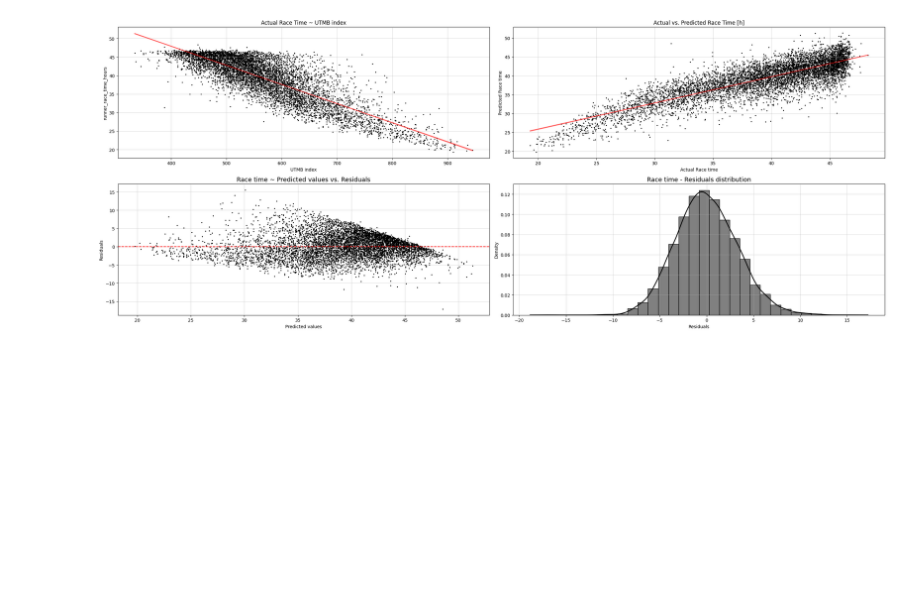
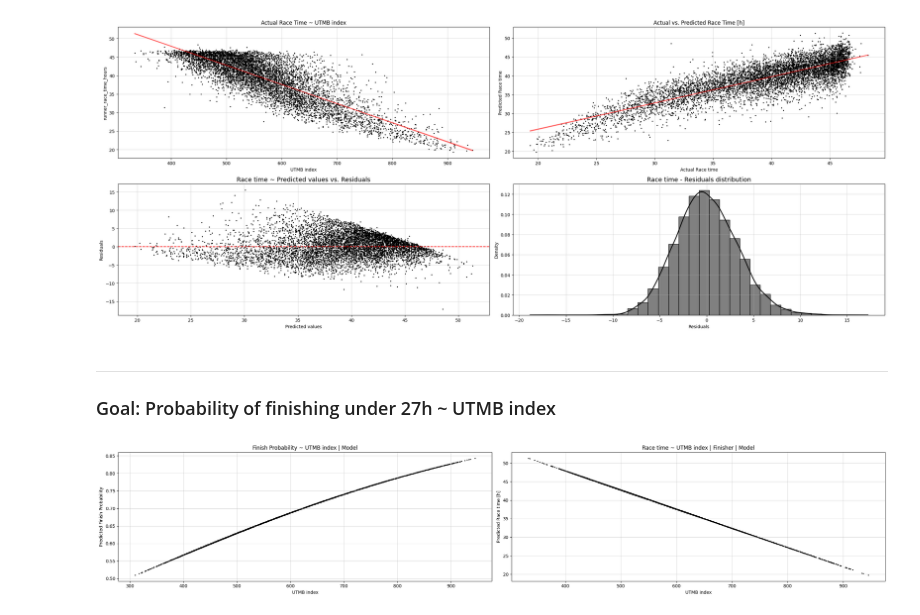
Before and after one commit to 1312Bravo/Path-To-UTMB, a Jupyter notebook: utmb_under_27h/structured_research.ipynb, the cells around one changed output. Drawn from its saved outputs; the diff is of its cells as text; code cells hidden in the pictures; blank space fills up the shorter version.

```diff
--- a/utmb_under_27h/structured_research.ipynb
+++ b/utmb_under_27h/structured_research.ipynb
@@ -414,3 +414,34 @@ plt.tight_layout()
 plt.show()
 # %% [output]
 [figure]
+# %% [markdown]
+---
+### Goal: Probability of finishing under 27h ~ UTMB index
+# %%
+# How does Finish probability and Race time behave on UTMB index - Based on models
+fig, ax = plt.subplots(1,2, figsize=(25,5))
+
+# Predicted Finish probability ~ UTMB index
+ax[0].set_title("Finish Probability ~ UTMB index | Model")
+ax[0].scatter(
+    x=data_model_logit["runner_overall_index"], y=y_pred_logit,
+    color="black", s=2
+)
+ax[0].set_ylabel("Predicted Finish Probability")
+
+# Predicted Race time ~ UTMB index | Finisher
+ax[1].set_title("Race time ~ UTMB index | Finisher | Model")
+ax[1].scatter(
+    x=data_model_ols["runner_overall_index"], y=y_pred_ols,
+    color="black", s=2
+)
+ax[1].set_ylabel("Predicted Race time [h]")
+
+for i in [0,1]:
+    ax[i].set_xlabel("UTMB index")
+    ax[i].grid(alpha=.5)
+
+plt.tight_layout()
+plt.show()
+# %% [output]
+[figure, added]
```
Also changed, not shown: parts of 6 cells of this notebook.
